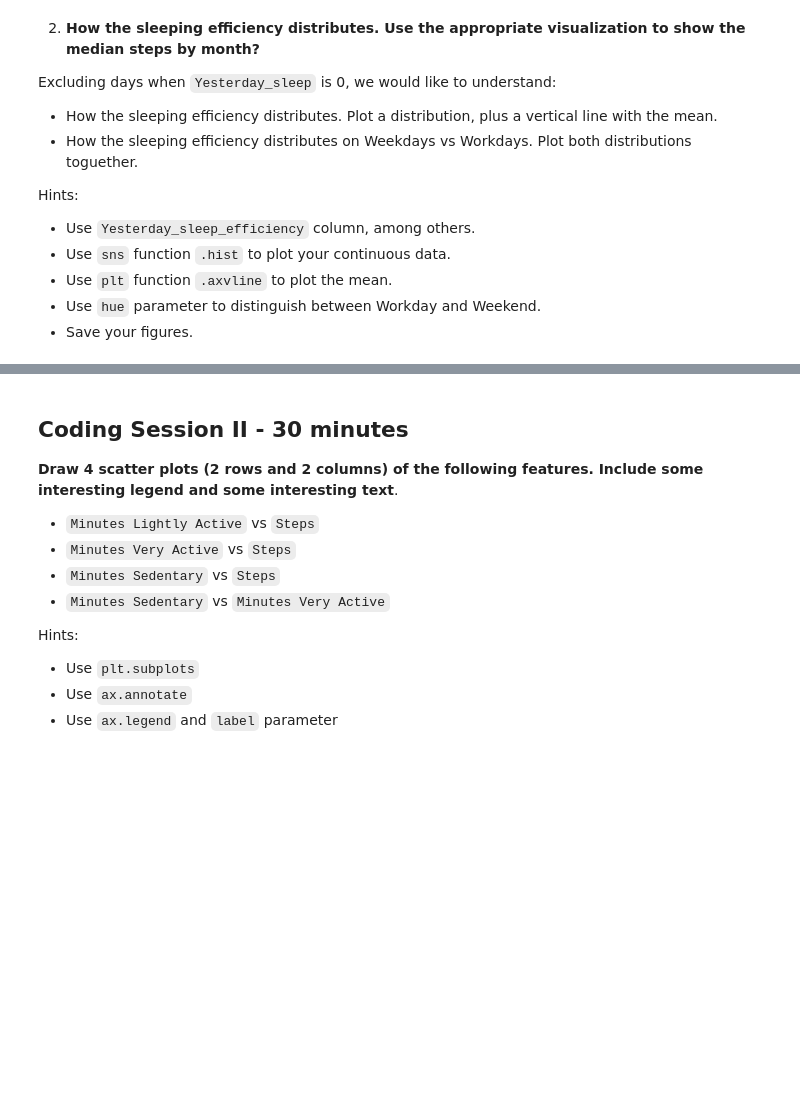
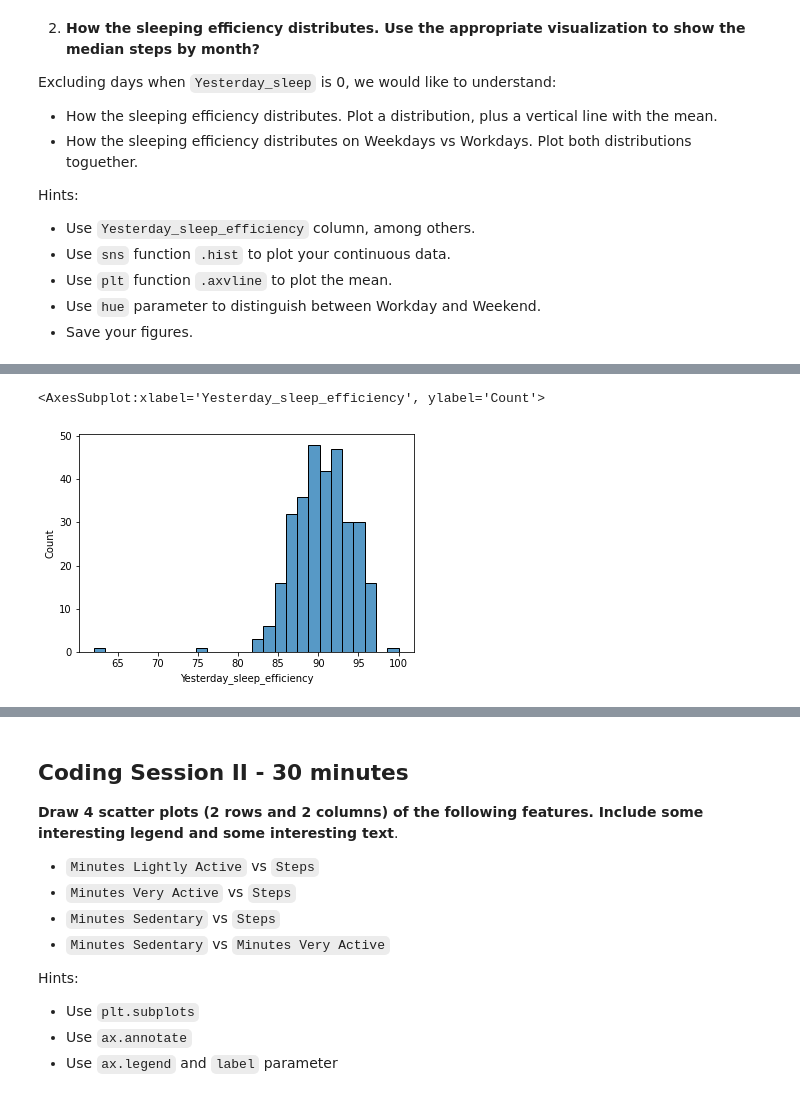
Before and after one commit to Ironhack-Data-Madrid-Marzo-2021/lab-visualization-extra, a Jupyter notebook: our_code.ipynb, the cells around one changed output, grey strips where cells are left out. Drawn from its saved outputs; the diff is of its cells as text; code cells hidden in the pictures; blank space fills up the shorter version.

```diff
--- a/our_code.ipynb
+++ b/our_code.ipynb
@@ -52,0 +58,7 @@ Hints:
+# %%
+filtrados = fitbit[fitbit["Yesterday_sleep"]>0]
+# %%
+sns.histplot(x=filtrados["Yesterday_sleep_efficiency"])
+# %% [output]
+<AxesSubplot:xlabel='Yesterday_sleep_efficiency', ylabel='Count'>
+[figure, added]
```
Also changed, not shown: parts of 7 cells of this notebook.
